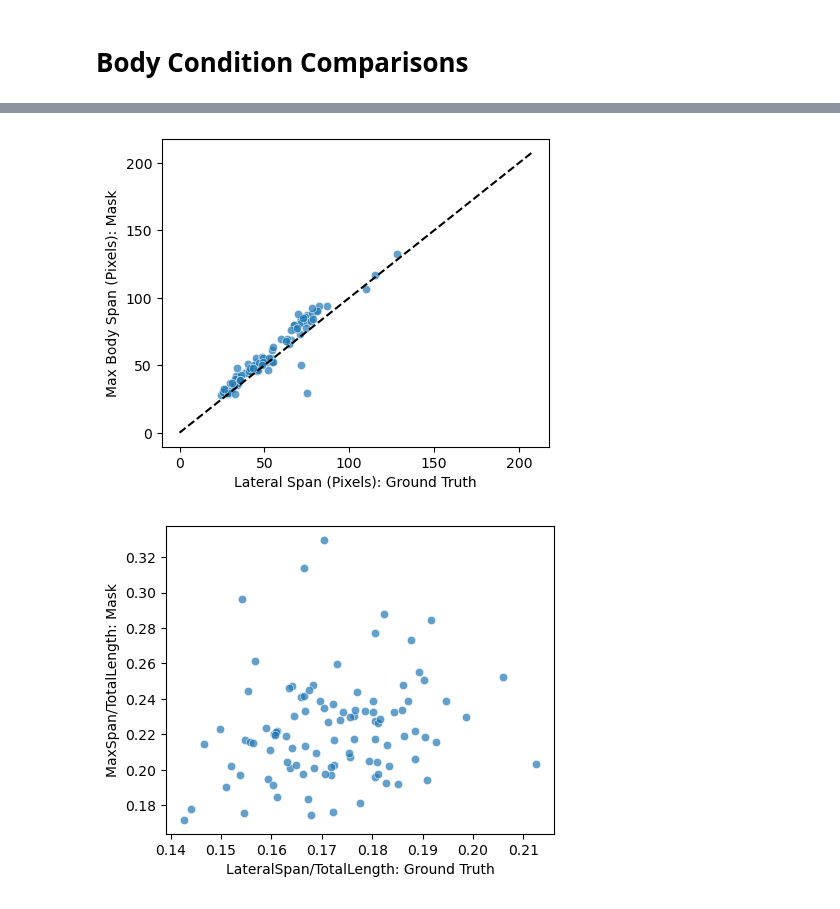
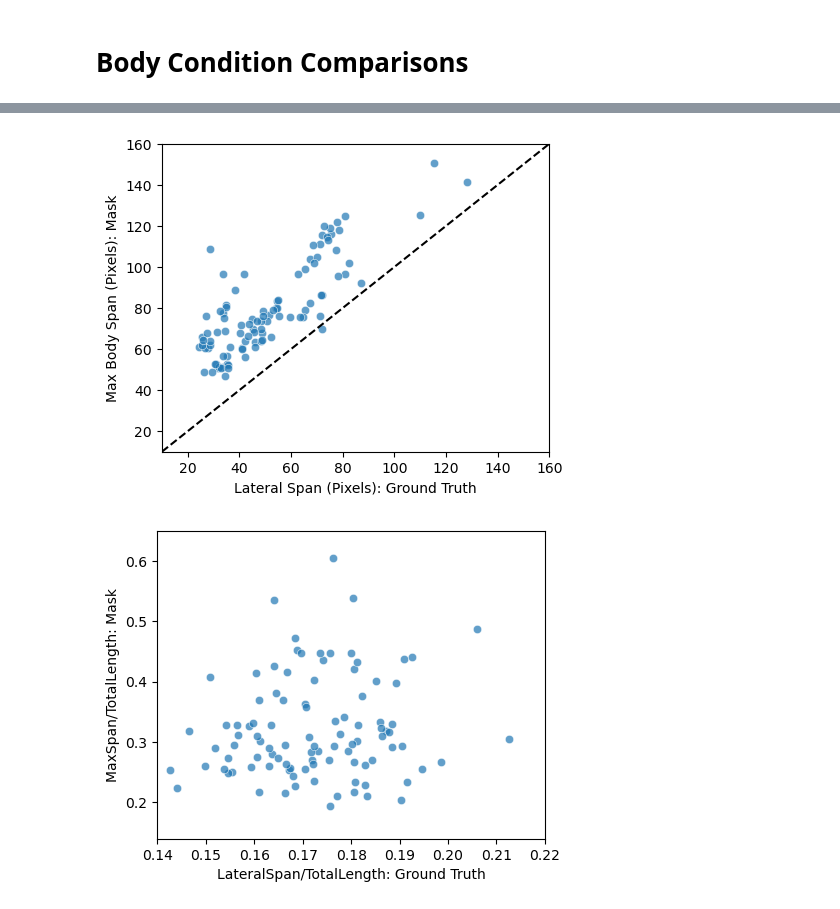
Before and after one commit to alexandradigiacomo/sharkbody_seg, a Jupyter notebook: notebooks/test_offline_eval.ipynb, the cells around one changed output, grey strips where cells are left out. Drawn from its saved outputs; the diff is of its cells as text; code cells hidden in the pictures.

```diff
--- a/notebooks/test_offline_eval.ipynb
+++ b/notebooks/test_offline_eval.ipynb
@@ -162,11 +166,13 @@ metadata_lengths = '/mnt/class_data/group2/alexandradigiacomo/dataset/metadata/s
 # %%
 # make dataframes
 df_meta = pd.read_csv(metadata) # metadata from exif
+df_meta.rename(columns={'FileName': 'filename'}, inplace=True)
+
 df_meta_len = pd.read_csv(metadata_lengths) # measurements (photogrammetry)
 df_meta_len.rename(columns={'FileName': 'filename'}, inplace=True)
 
 # merge
-df_meta_full = pd.merge(df_meta_len, df_meta, on=['filename', 'White.Shark.ID'], how='left')
+df_meta_full = pd.merge(df_meta_len, df_meta, on=['filename'], how='left')
 # %%
 # build skeleton df
 df_skel = process_biometrics(root_predictions, pred_files)
@@ -178,0 +182,32 @@ merged_df = photogrammetric_conversion(merged_df)
+# %%
+# for custom crops ONLY: overwrite pixel transformation
+custom_crop = True
+
+def compute_custom_crop_size(row, base_crop_size=896):
+    relative_altitude = row['RelativeAltitude_x']
+    img_width = row['ImageWidth_x']
+
+    if 0 <= relative_altitude <= 30:  # Low altitudes
+        if img_width <= 3000: crop_size = 672
+        elif 3000 < img_width <= 4000: crop_size = 672
+        else: crop_size = 896  # img_width > 4000
+
+    elif 30 < relative_altitude <= 50:  # Medium altitudes
+        if img_width <= 3000: crop_size = 448
+        elif 3000 < img_width <= 4000: crop_size = 448
+        else: crop_size = 672  # img_width > 4000
+
+    elif 50 < relative_altitude <= 100:  # High altitudes
+        if img_width <= 3000: crop_size = 448
+        elif 3000 < img_width <= 4000: crop_size = 448
+        else: crop_size = 672  # img_width > 4000
+
+    else:
+        crop_size = base_crop_size  # otherwise, base crop size
+
+    return crop_size
+
+if (custom_crop == True) :
+    merged_df['crop_size'] = merged_df.apply(compute_custom_crop_size, axis=1)
+    merged_df['TL_pixels_skeleton_transf'] = merged_df['skeleton_TL'] * (merged_df['crop_size'] / mask_size)
+    merged_df['body_span_transf'] = merged_df['body_span_transf'] * (merged_df['crop_size'] / mask_size)
@@ -374,7 +393,11 @@ plt.show()
 # %%
-# comparison to visual length measurements; pull visual (ft) and convert to cm
+# extract visual lengths, sexes - move up eventually
 ft_to_cm = 30.48
 merged_df['VisualLength_cm'] = merged_df['White.Shark.ID'].apply(
     lambda x: float(x.split('_')[-1]) * ft_to_cm if isinstance(x, str) and x.count('_') >= 2 and x.split('_')[-1].isdigit() else None
 )
+
+merged_df['sex'] = merged_df['White.Shark.ID'].apply(
+    lambda x: (x.split('_')[-2]) if isinstance(x, str) and x.count('_') >= 2 else None
+)
 # %%
@@ -460,31 +514,37 @@ plt.plot([0, max(merged_df['LateralSpan_Pixels'].max(), merged_df['body_span_tra
 plt.xlabel('Lateral Span (Pixels): Ground Truth')
 plt.ylabel('Max Body Span (Pixels): Mask')
 
+plt.xlim(10,160)
+plt.ylim(10,160)
+
 # Show the plot
 plt.show()
 # %% [output]
-[figure, old version]
+[figure, new version]
 # %%
 # why when you put it together does the relationship fall apart (???) move ratios to initial computations once debugged
 
 # Compute BSR
 merged_df['BSR'] = merged_df['body_span_transf']/merged_df['TL_pixels_skeleton_transf']
 
 # manual BCR
 merged_df['BCR'] = merged_df['FrontalSpan_Pixels']/merged_df['TL_Pixels']
 
 # Set up the plot
 plt.figure(figsize=(5, 4))
 
 # Scatter plot for BCR vs. BAI
 sns.scatterplot(data=merged_df, x='BCR', y='BSR', alpha=0.7)
 plt.xlabel('LateralSpan/TotalLength: Ground Truth')
 plt.ylabel('MaxSpan/TotalLength: Mask')
 
+plt.xlim(0.14,0.22)
+plt.ylim(0.14, 0.65)
+
 # Show the plot
 plt.show()
 # %% [output]
-[figure, old version]
+[figure, new version]
 # %%
 fig, axs = plt.subplots(2, 2, figsize=(8, 4))
 
```
Also changed, not shown: parts of 22 cells of this notebook, 8 other files.
